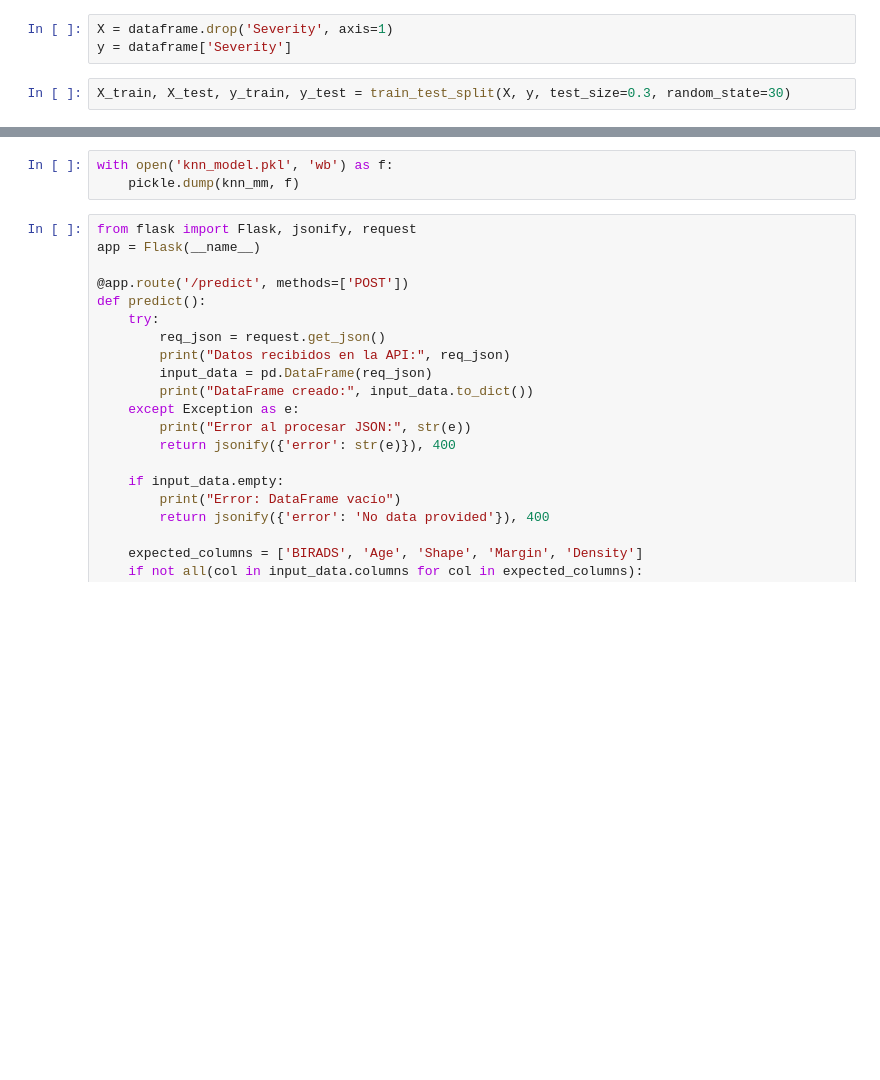
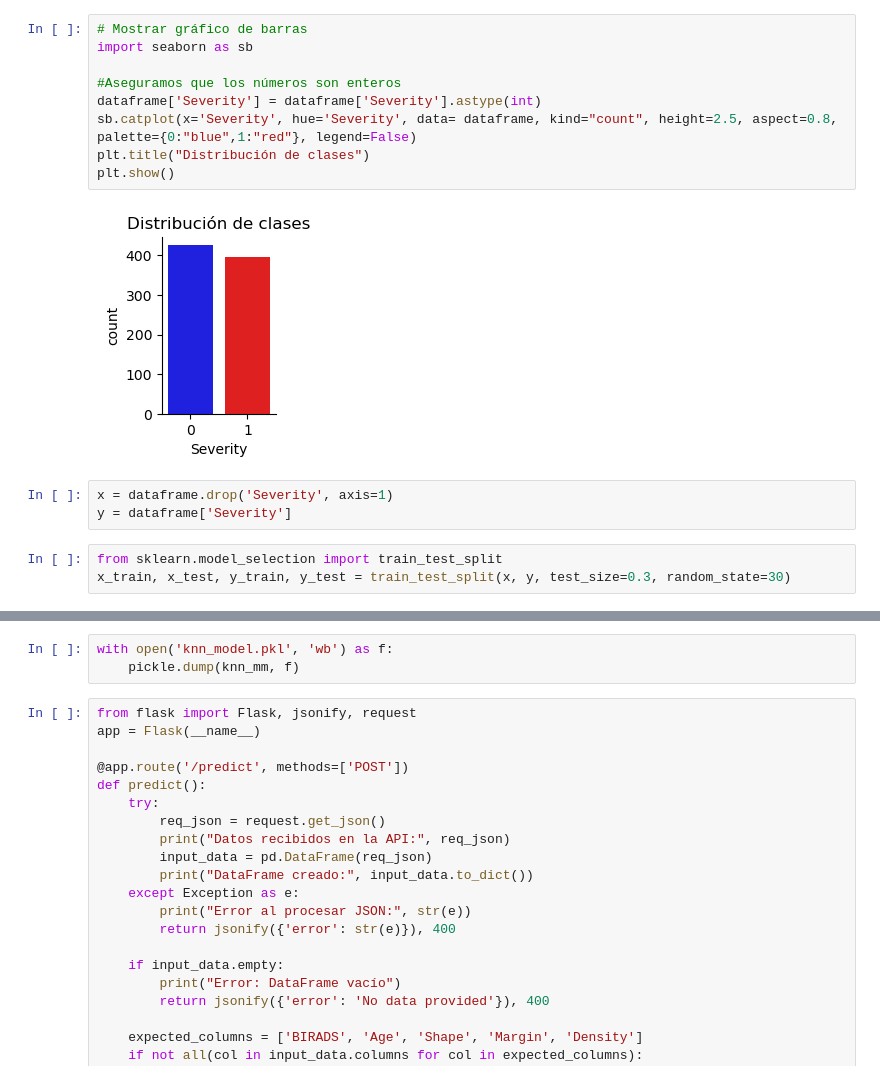
Before and after one commit to JesusG753/API_Prediccion, a Jupyter notebook: Cancer de mama - API.ipynb, the cells around one changed output, grey strips where cells are left out. Cells and saved outputs as stored; diff of their text form; blank space fills up the shorter version.

```diff
--- a/Cancer de mama - API.ipynb
+++ b/Cancer de mama - API.ipynb
@@ -18,6 +36,18 @@ clasificadores = ['Benigno', 'Maligno']
+# %%
+# Mostrar gráfico de barras
+import seaborn as sb
+
+#Aseguramos que los números son enteros
+dataframe['Severity'] = dataframe['Severity'].astype(int)
+sb.catplot(x='Severity', hue='Severity', data= dataframe, kind="count", height=2.5, aspect=0.8, palette={0:"blue",1:"red"}, legend=False)
+plt.title("Distribución de clases")
+plt.show()
+# %% [output]
+[figure, added]
 # %%
-X = dataframe.drop('Severity', axis=1)
+x = dataframe.drop('Severity', axis=1)
 y = dataframe['Severity']
 # %%
-X_train, X_test, y_train, y_test = train_test_split(X, y, test_size=0.3, random_state=30)
+from sklearn.model_selection import train_test_split
+x_train, x_test, y_train, y_test = train_test_split(x, y, test_size=0.3, random_state=30)
 # %%
```
Also changed, not shown: parts of 9 cells of this notebook, 1 other file.
